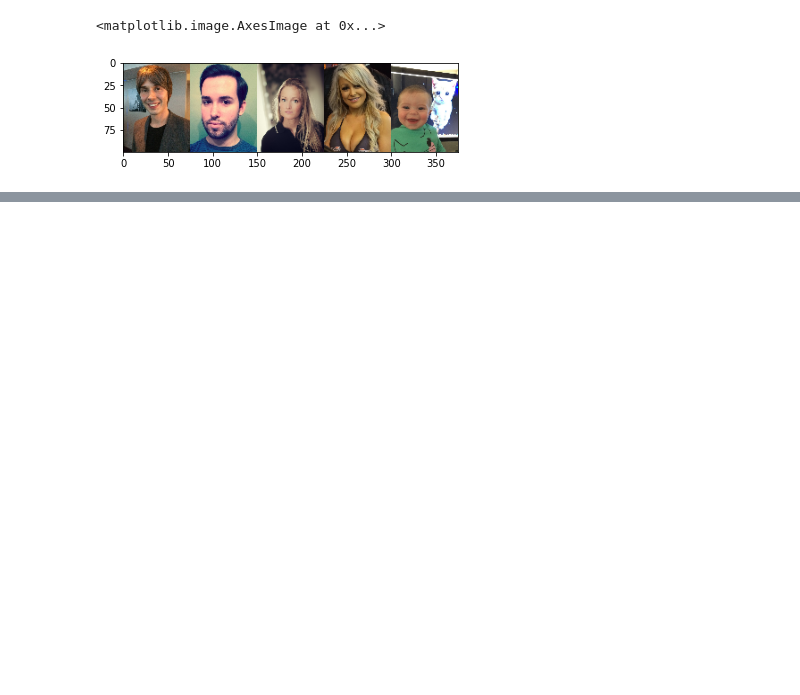
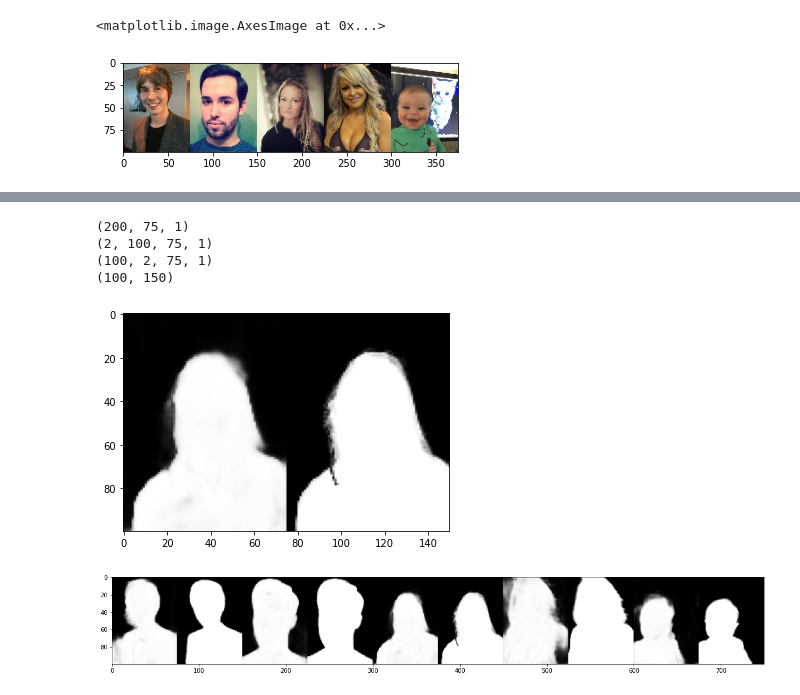
Before and after one commit to Vaycold/Python_DL, a Jupyter notebook: Image_Transformation/AutoEncoder를 활용한 이미지 분할.ipynb, the cells around one changed output, grey strips where cells are left out. Cells and saved outputs as stored; diff of their text form; code cells hidden in the pictures; blank space fills up the shorter version.

```diff
--- a/Image_Transformation/AutoEncoder를 활용한 이미지 분할.ipynb
+++ b/Image_Transformation/AutoEncoder를 활용한 이미지 분할.ipynb
@@ -392,0 +546,36 @@ plt.imshow(t2)
+# %%
+
+res = model.predict(test_images[2:3])
+imgs = np.concatenate(
+    [res.reshape((100,75,1)),
+     test_mattes[2]
+    ]
+)
+print(imgs.shape)
+imgs = imgs.reshape((2,-1,75,1))
+print(imgs.shape)
+imgs = imgs.transpose((1,0,2,3))
+print(imgs.shape)
+imgs = imgs.reshape((100,-1))
+print(imgs.shape)
+
+plt.imshow(imgs, cmap='gray')
+plt.show()
+# %% [output]
+(200, 75, 1)
+(2, 100, 75, 1)
+(100, 2, 75, 1)
+(100, 150)
+[figure, added]
+# %%
+five = model.predict(test_images[:5]).astype(np.float64)
+plt.figure(figsize=(20,7))
+plt.imshow(
+    np.concatenate(
+        [five, test_mattes[:5]],
+        axis = 2
+    ).transpose((1,0,2,3)).reshape(100,-1), cmap='gray'
+)
+plt.show()
+# %% [output]
+[figure, added]
```
Also changed, not shown: parts of 21 cells of this notebook.
